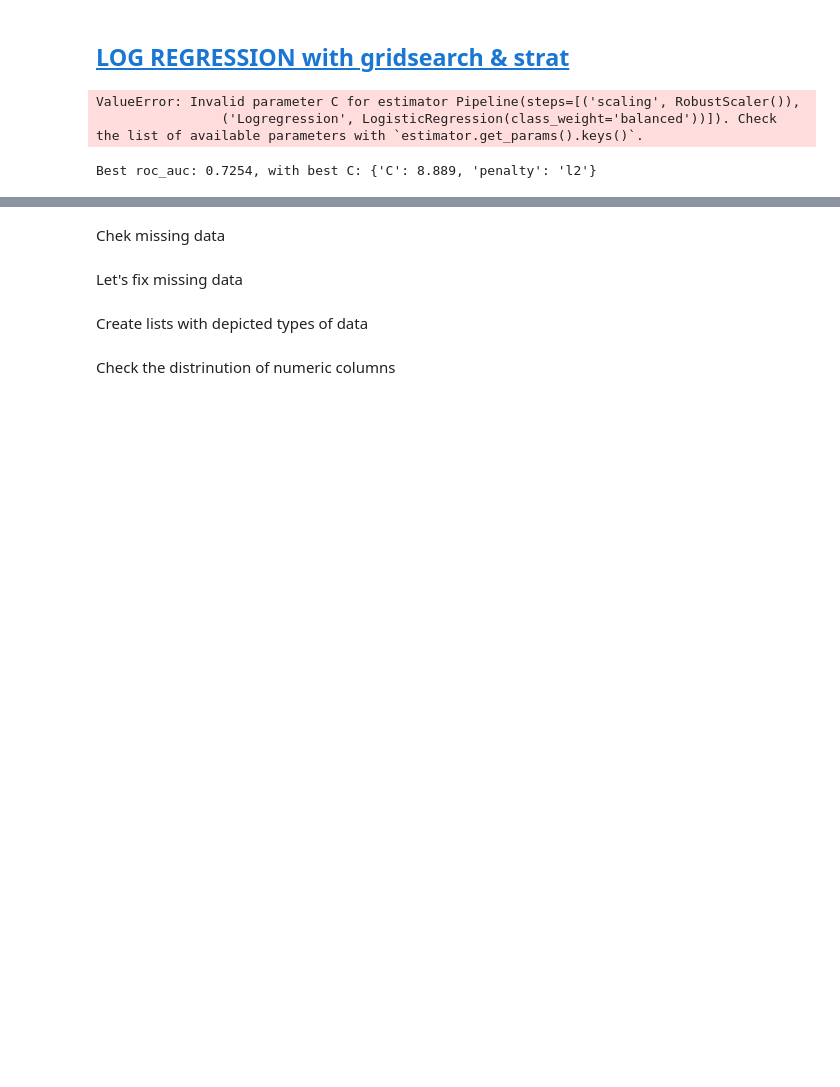
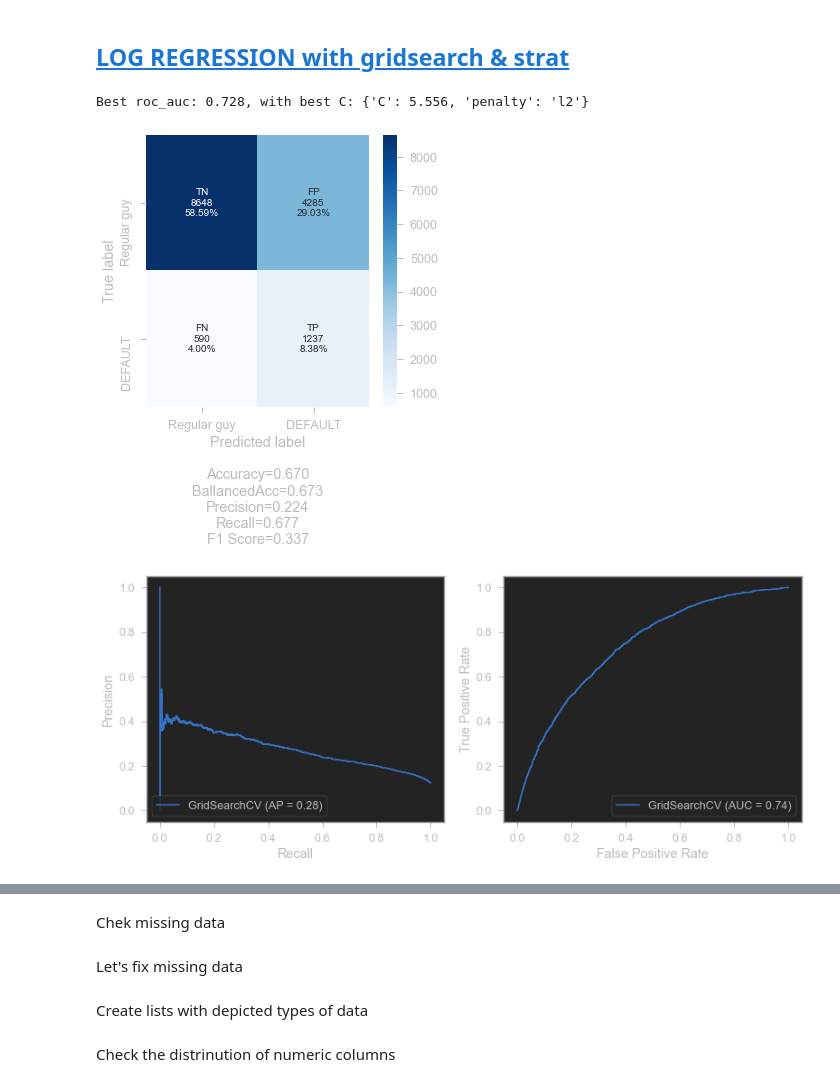
Before and after one commit to vetak8/The_A-team, a Jupyter notebook: Collector's job.ipynb, the cells around one changed output, grey strips where cells are left out. Saved outputs shown, nothing was run; the diff lists cells and outputs as text; code cells hidden in the pictures; blank space fills up the shorter version.

```diff
--- a/Collector's job.ipynb
+++ b/Collector's job.ipynb
@@ -1095,20 +1071,18 @@ df_report
 <a id="sec9.3"></a>
 ## [LOG REGRESSION with gridsearch & strat](#sec9.2)
 # %%
-# Grid search
-pl_lr_skf = Pipeline(steps=[('scaling', RobustScaler()),
-                            ('Logregression', LogisticRegression(class_weight='balanced'))])
-skf = StratifiedKFold(n_splits=10,random_state=RANDOM_SEED)
-param = {'C': np.logspace(0, 4, 10), 'penalty': ['l1', 'l2']}
+# pipeline =
+# lr_skf = LogisticRegression(class_weight='balanced')
+# skf = StratifiedShuffleSplit(n_splits=5, random_state=RANDOM_SEED)
 
-clf_lr = GridSearchCV(pl_lr_skf,param, scoring='roc_auc',refit=True, cv=skf)
-clf_lr.fit(X_train, y_train)
+# param = {'C': np.linspace(0.001, 10, 10), 'penalty': ['l1', 'l2']}
 
+# # refit - пол умолчаю, то есть при предикте уже используем лучшую модель
+# clf_lr = GridSearchCV(
+#     lr_skf, param, scoring='roc_auc', refit=True, cv=skf)
+# clf_lr.fit(X_train, y_train)
+# #cf_matrix = confusion_matrix(y_test,y_pred)
 
-
-print('Best roc_auc: {:.4}, with best C: {}'.format(
-    clf_lr.best_score_, clf_lr.best_params_))
+# print('Best roc_auc: {:.4}, with best C: {}'.format(
+#     clf_lr.best_score_, clf_lr.best_params_))
-# %% [output]
-ValueError: Invalid parameter C for estimator Pipeline(steps=[('scaling', RobustScaler()),
-                ('Logregression', LogisticRegression(class_weight='balanced'))]). Check the list of available parameters with `estimator.get_params().keys()`.
 # %%
@@ -1119,18 +1095,26 @@ X_test_s = scaler.transform(X_test.values)
 # %%
 lr_skf = LogisticRegression(class_weight='balanced')
-skf = StratifiedShuffleSplit(n_splits=5, random_state=RANDOM_SEED)
+skf = StratifiedShuffleSplit(n_splits=10, random_state=RANDOM_SEED)
 
 param = {'C': np.linspace(0.001, 10, 10), 'penalty': ['l1', 'l2']}
 
 # refit - пол умолчаю, то есть при предикте уже используем лучшую модель
 clf_lr = GridSearchCV(
     lr_skf, param, scoring='roc_auc', refit=True, cv=skf)
-clf_lr.fit(X_train_s, y_train)
+clf_lr.fit(X_train, y_train)
+y_pred_skf = clf_lr.predict(X_test)
+cf_matrix = confusion_matrix(y_test,y_pred_skf)
 
 print('Best roc_auc: {:.4}, with best C: {}'.format(
     clf_lr.best_score_, clf_lr.best_params_))
 # %% [output]
-Best roc_auc: 0.7254, with best C: {'C': 8.889, 'penalty': 'l2'}
+Best roc_auc: 0.728, with best C: {'C': 5.556, 'penalty': 'l2'}
+# %%
+make_confusion_matrix(cf_matrix,categories=categories,sum_stats=True)
+make_roc_auc(clf_lr,X_test,y_test)
+# %% [output]
+[figure, added]
+[figure, added]
 # %%
 # Функция для возвращения таблицы с метриками
 def get_scores(report_df, model, X_test, y_test, name):
```
Also changed, not shown: parts of 55 cells of this notebook.
